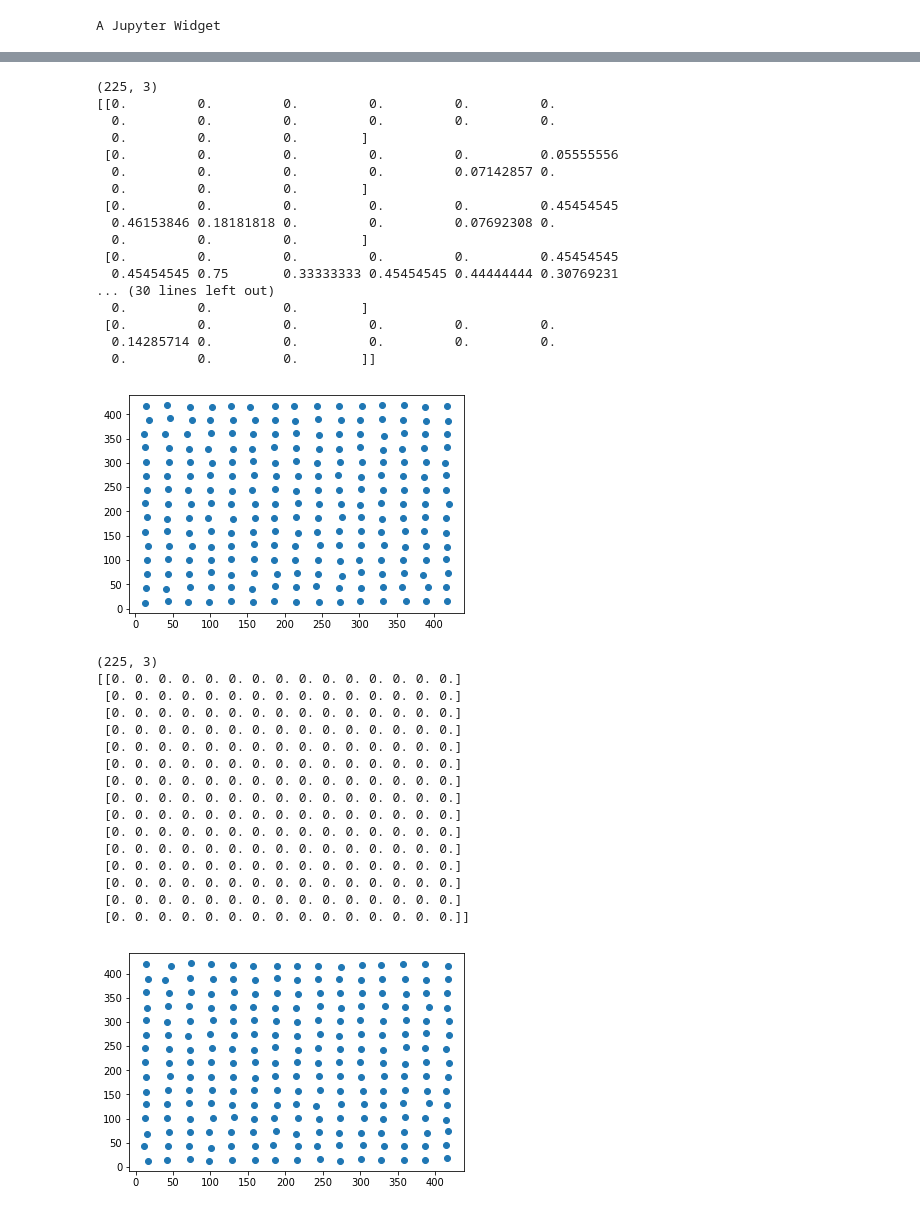
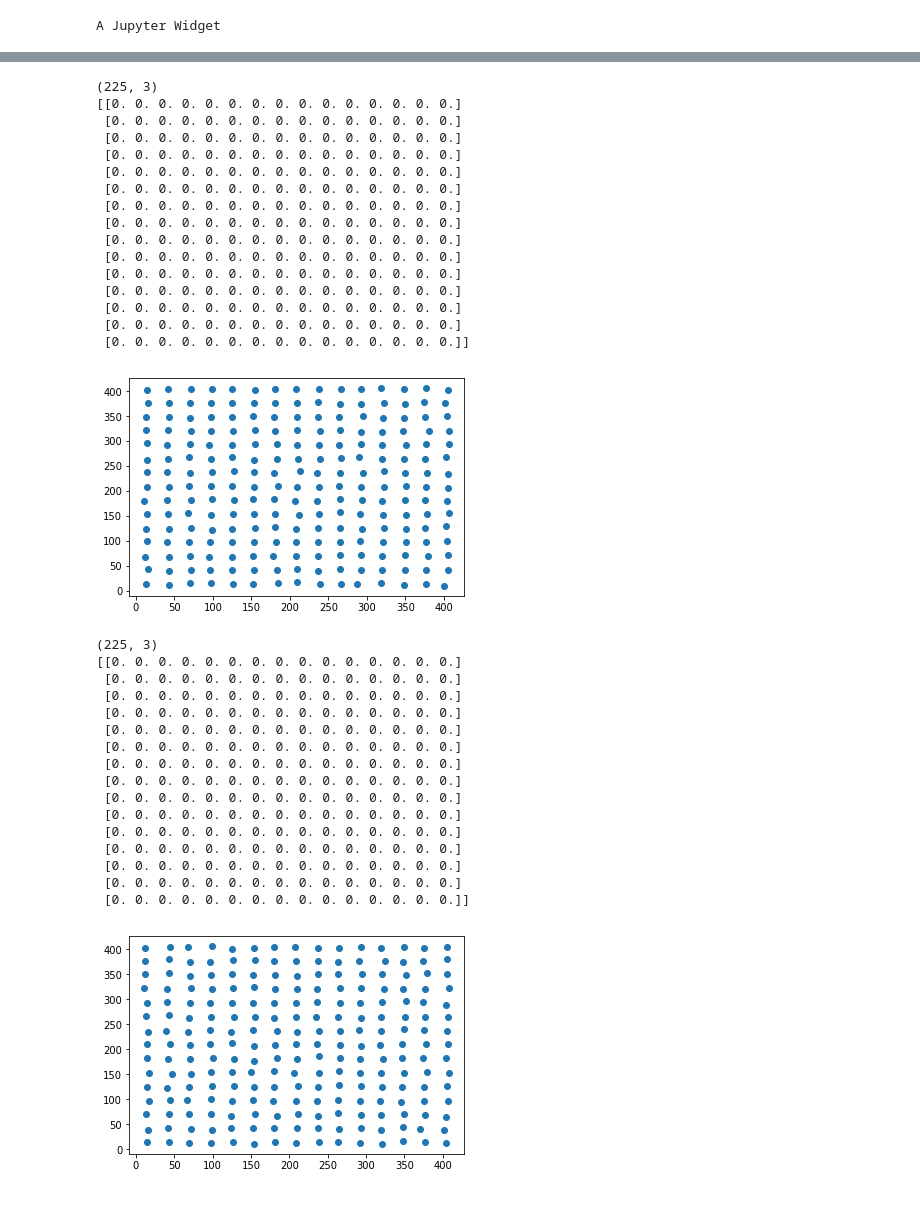
Before and after one commit to JulieCornet/scripts_analysis, a Jupyter notebook: bilayer_thickness&curvature_correl_GM1.ipynb, the cells around one changed output, grey strips where cells are left out. Cells and saved outputs as stored; diff of their text form; code cells hidden in the pictures.

```diff
--- a/bilayer_thickness&curvature_correl_GM1.ipynb
+++ b/bilayer_thickness&curvature_correl_GM1.ipynb
@@ -18,10 +18,10 @@ import warnings
 warnings.filterwarnings('ignore')
 # %%
 # indicate the name of the simulation, the path of the data and the .gro and .xtc files to import
+# no GM1
 
-name = '_DPPC_DIPC_chol_352_5GM1'
+name = '_DPPC_DIPC_chol_352'
 
-path = '/home/julie/analysis/bilayers/3-5-2/DPPC_DIPC_chol_GM1_5/'
-
-fgro = 'run_DPPC_DIPC_CHOL_GM1_5_43nm_10ms_mb_fixed_t1_ref9999ns.gro'
-fxtc = 'run_DPPC_DIPC_CHOL_GM1_5_43nm_10ms_mb_fixed_t1.xtc'
+path = '/home/julie/analysis/bilayers/3-5-2/DPPC_DIPC_chol/'
+fgro = 'run_DPPC_DIPC_CHOL_43nm_352_mb_fixed_t1_ref9999ns.gro'
+fxtc = 'run_DPPC_DIPC_CHOL_43nm_352_mb_fixed_t1.xtc'
@@ -115,9 +145,9 @@ for i in range(0,N):
         tot0= leaflet0.select_atoms(sel_tot).positions
         n_tot0=len(tot0) # total number of molecules
 
-        sel_totPO= "(prop x>= "+str(xs)+" and prop x< "+str(xs+dx)+" and prop y>= "+str(ys)+" and prop y< "+str(ys+dy)+" and name PO4)"
-        tot0PO= leaflet0.select_atoms(sel_totPO).positions
-        n_tot0PO=len(tot0PO) # total number of PO
+        sel_totPC= "(prop x>= "+str(xs)+" and prop x< "+str(xs+dx)+" and prop y>= "+str(ys)+" and prop y< "+str(ys+dy)+" and name PO4)"
+        tot0PC= leaflet0.select_atoms(sel_totPC).positions
+        n_tot0PC=len(tot0PC) # total number of PC
 
         sel_Lo= "(prop x>= "+str(xs)+" and prop x< "+str(xs+dx)+" and prop y>= "+str(ys)+" and prop y< "+str(ys+dy)+") and resname DPPC"
         Lo0= leaflet0.select_atoms(sel_Lo).positions
@@ -132,8 +162,8 @@ for i in range(0,N):
         n_GM1_0=len(GM1_0) # number of GM1 molecules
 
 
-        phi0_Lo=n_Lo0/n_tot0PO
-        phi0_Ld=n_Ld0/n_tot0PO
+        phi0_Lo=n_Lo0/n_tot0PC
+        phi0_Ld=n_Ld0/n_tot0PC
         phi0_GM1=n_GM1_0/n_tot0
 
         Mphi0_Lo[i,j]=phi0_Lo
@@ -149,23 +179,22 @@ print(np.shape(bary0))
 print(Mphi0_GM1)
 # %% [output]
 (225, 3)
-[[0.         0.         0.         0.         0.         0.
-  0.         0.         0.         0.         0.         0.
-  0.         0.         0.        ]
- [0.         0.         0.         0.         0.         0.05555556
-  0.         0.         0.         0.         0.07142857 0.
-  0.         0.         0.        ]
- [0.         0.         0.         0.         0.         0.45454545
-  0.46153846 0.18181818 0.         0.         0.07692308 0.
-  0.         0.         0.        ]
- [0.         0.         0.         0.         0.         0.45454545
-  0.45454545 0.75       0.33333333 0.45454545 0.44444444 0.30769231
-... (30 lines left out)
-  0.         0.         0.        ]
- [0.         0.         0.         0.         0.         0.
-  0.14285714 0.         0.         0.         0.         0.
-  0.         0.         0.        ]]
+[[0. 0. 0. 0. 0. 0. 0. 0. 0. 0. 0. 0. 0. 0. 0.]
+ [0. 0. 0. 0. 0. 0. 0. 0. 0. 0. 0. 0. 0. 0. 0.]
+ [0. 0. 0. 0. 0. 0. 0. 0. 0. 0. 0. 0. 0. 0. 0.]
+ [0. 0. 0. 0. 0. 0. 0. 0. 0. 0. 0. 0. 0. 0. 0.]
+ [0. 0. 0. 0. 0. 0. 0. 0. 0. 0. 0. 0. 0. 0. 0.]
+ [0. 0. 0. 0. 0. 0. 0. 0. 0. 0. 0. 0. 0. 0. 0.]
+ [0. 0. 0. 0. 0. 0. 0. 0. 0. 0. 0. 0. 0. 0. 0.]
+ [0. 0. 0. 0. 0. 0. 0. 0. 0. 0. 0. 0. 0. 0. 0.]
+ [0. 0. 0. 0. 0. 0. 0. 0. 0. 0. 0. 0. 0. 0. 0.]
+ [0. 0. 0. 0. 0. 0. 0. 0. 0. 0. 0. 0. 0. 0. 0.]
+ [0. 0. 0. 0. 0. 0. 0. 0. 0. 0. 0. 0. 0. 0. 0.]
+ [0. 0. 0. 0. 0. 0. 0. 0. 0. 0. 0. 0. 0. 0. 0.]
+ [0. 0. 0. 0. 0. 0. 0. 0. 0. 0. 0. 0. 0. 0. 0.]
+ [0. 0. 0. 0. 0. 0. 0. 0. 0. 0. 0. 0. 0. 0. 0.]
+ [0. 0. 0. 0. 0. 0. 0. 0. 0. 0. 0. 0. 0. 0. 0.]]
-[figure, old version]
+[figure, new version]
 # %%
 # leaflet 1
 # divide the leaflet into a grid and calculate the concentration ratio in each box
@@ -191,9 +220,9 @@ for i in range(0,N):
         tot1= leaflet1.select_atoms(sel_tot).positions
         n_tot1=len(tot1) # total number of molecules
 
-        sel_totPO= "(prop x>= "+str(xs)+" and prop x< "+str(xs+dx)+" and prop y>= "+str(ys)+" and prop y< "+str(ys+dy)+" and name PO4)"
-        tot1PO= leaflet1.select_atoms(sel_totPO).positions
-        n_tot1PO=len(tot1PO) # total number of PO
+        sel_totPC= "(prop x>= "+str(xs)+" and prop x< "+str(xs+dx)+" and prop y>= "+str(ys)+" and prop y< "+str(ys+dy)+" and name PO4)"
+        tot1PC= leaflet1.select_atoms(sel_totPC).positions
+        n_tot1PC=len(tot1PC) # total number of PC
 
         sel_Lo= "(prop x>= "+str(xs)+" and prop x< "+str(xs+dx)+" and prop y>= "+str(ys)+" and prop y< "+str(ys+dy)+") and resname DPPC"
         Lo1= leaflet1.select_atoms(sel_Lo).positions
@@ -208,39 +237,39 @@ for i in range(0,N):
         n_GM1_1=len(GM1_1) # number of GM1 molecules
 
 
-        phi1_Lo=n_Lo1/n_tot1PO
-        phi1_Ld=n_Ld1/n_tot1PO
+        phi1_Lo=n_Lo1/n_tot1PC
+        phi1_Ld=n_Ld1/n_tot1PC
         phi1_GM1=n_GM1_1/n_tot1
 
         Mphi1_Lo[i,j]=phi1_Lo
         Mphi1_Ld[i,j]=phi1_Ld
         Mphi1_GM1[i,j]=phi1_GM1
 
 
 bary1=np.array(bary1)
 
 plt.scatter(bary1[:,0],bary1[:,1])
 
 print(np.shape(bary1))
 print(Mphi1_GM1)
 # %% [output]
 (225, 3)
 [[0. 0. 0. 0. 0. 0. 0. 0. 0. 0. 0. 0. 0. 0. 0.]
  [0. 0. 0. 0. 0. 0. 0. 0. 0. 0. 0. 0. 0. 0. 0.]
  [0. 0. 0. 0. 0. 0. 0. 0. 0. 0. 0. 0. 0. 0. 0.]
  [0. 0. 0. 0. 0. 0. 0. 0. 0. 0. 0. 0. 0. 0. 0.]
  [0. 0. 0. 0. 0. 0. 0. 0. 0. 0. 0. 0. 0. 0. 0.]
  [0. 0. 0. 0. 0. 0. 0. 0. 0. 0. 0. 0. 0. 0. 0.]
  [0. 0. 0. 0. 0. 0. 0. 0. 0. 0. 0. 0. 0. 0. 0.]
  [0. 0. 0. 0. 0. 0. 0. 0. 0. 0. 0. 0. 0. 0. 0.]
  [0. 0. 0. 0. 0. 0. 0. 0. 0. 0. 0. 0. 0. 0. 0.]
  [0. 0. 0. 0. 0. 0. 0. 0. 0. 0. 0. 0. 0. 0. 0.]
  [0. 0. 0. 0. 0. 0. 0. 0. 0. 0. 0. 0. 0. 0. 0.]
  [0. 0. 0. 0. 0. 0. 0. 0. 0. 0. 0. 0. 0. 0. 0.]
  [0. 0. 0. 0. 0. 0. 0. 0. 0. 0. 0. 0. 0. 0. 0.]
  [0. 0. 0. 0. 0. 0. 0. 0. 0. 0. 0. 0. 0. 0. 0.]
  [0. 0. 0. 0. 0. 0. 0. 0. 0. 0. 0. 0. 0. 0. 0.]]
-[figure, old version]
+[figure, new version]
 # %%
 # leaflet 1
 
```
Also changed, not shown: parts of 34 cells of this notebook, 1 other file.
